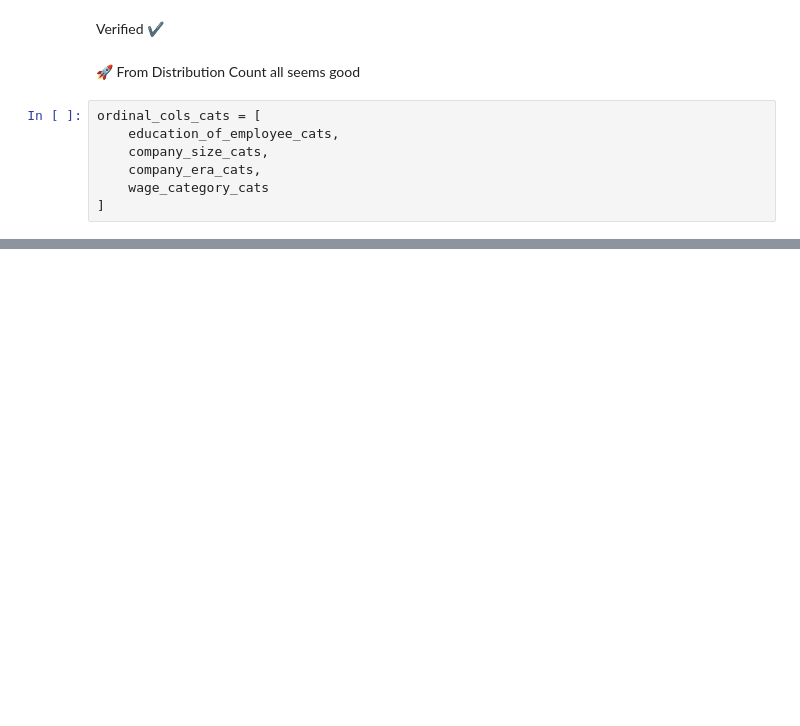
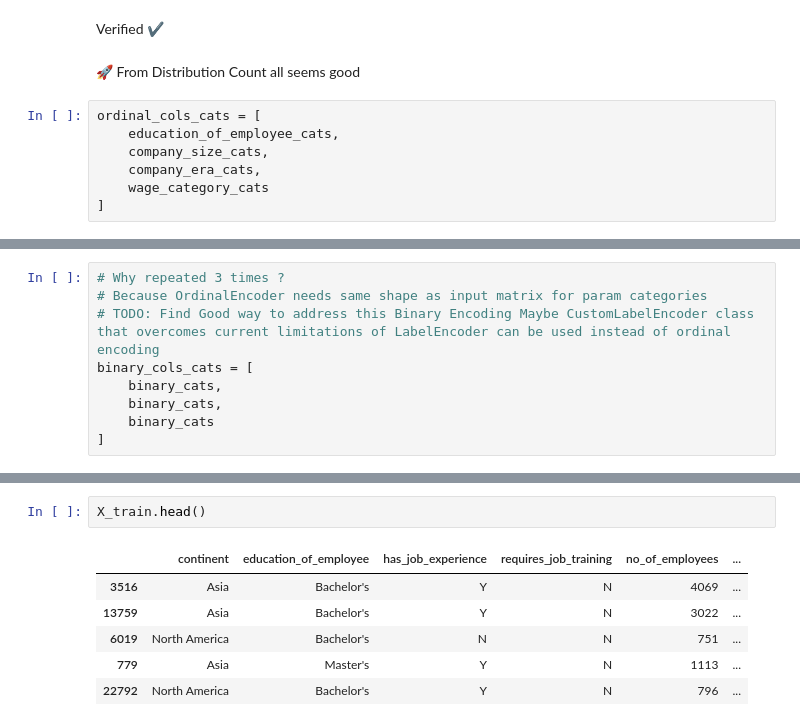
Before and after one commit to nszenoti/PYPG, a Jupyter notebook: projects/easyvisa/notebook.ipynb, the cells around one changed output, grey strips where cells are left out. Cells and saved outputs as stored; diff of their text form; blank space fills up the shorter version.

```diff
--- a/projects/easyvisa/notebook.ipynb
+++ b/projects/easyvisa/notebook.ipynb
@@ -2661,0 +2689,9 @@ ohe_cols = [
+# %%
+# Why repeated 3 times ?
+# Because OrdinalEncoder needs same shape as input matrix for param categories
+# TODO: Find Good way to address this Binary Encoding Maybe CustomLabelEncoder class that overcomes current limitations of LabelEncoder can be used instead of ordinal encoding
+binary_cols_cats = [
+    binary_cats,
+    binary_cats,
+    binary_cats
+]
@@ -2661,0 +3005,9 @@ ohe_cols = [
+# %%
+X_train.head()
+# %% [output]
+|  | continent | education_of_employee | has_job_experience | requires_job_training | no_of_employees | ... |
+| 3516 | Asia | Bachelor's | Y | N | 4069 | ... |
+| 13759 | Asia | Bachelor's | Y | N | 3022 | ... |
+| 6019 | North America | Bachelor's | N | N | 751 | ... |
+| 779 | Asia | Master's | Y | N | 1113 | ... |
+| 22792 | North America | Bachelor's | Y | N | 796 | ... |
```
Also changed, not shown: parts of 62 cells of this notebook, 14 other files.
